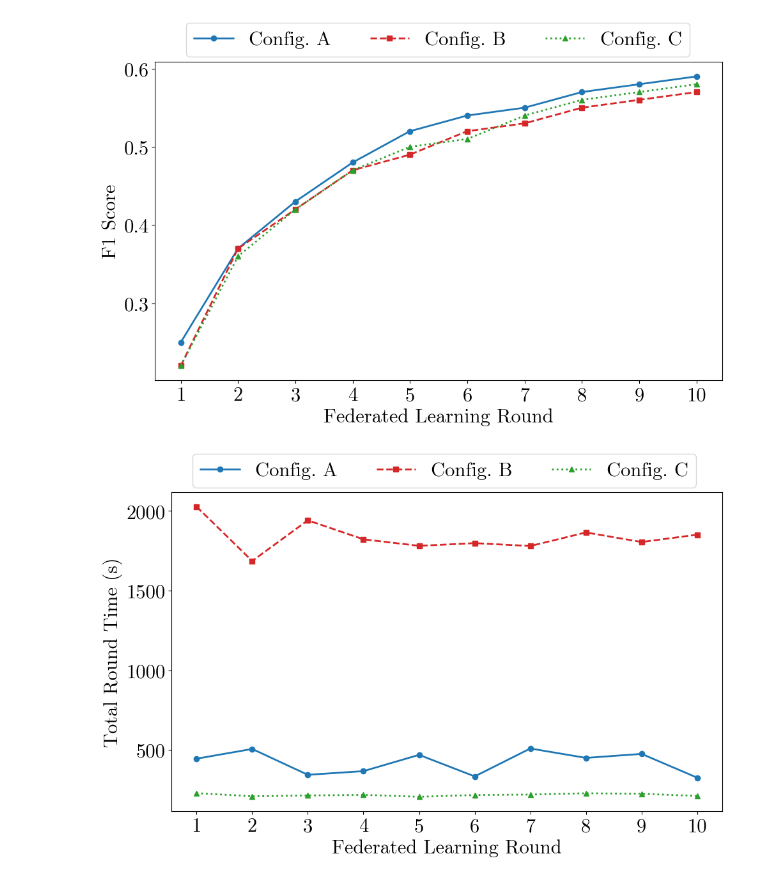
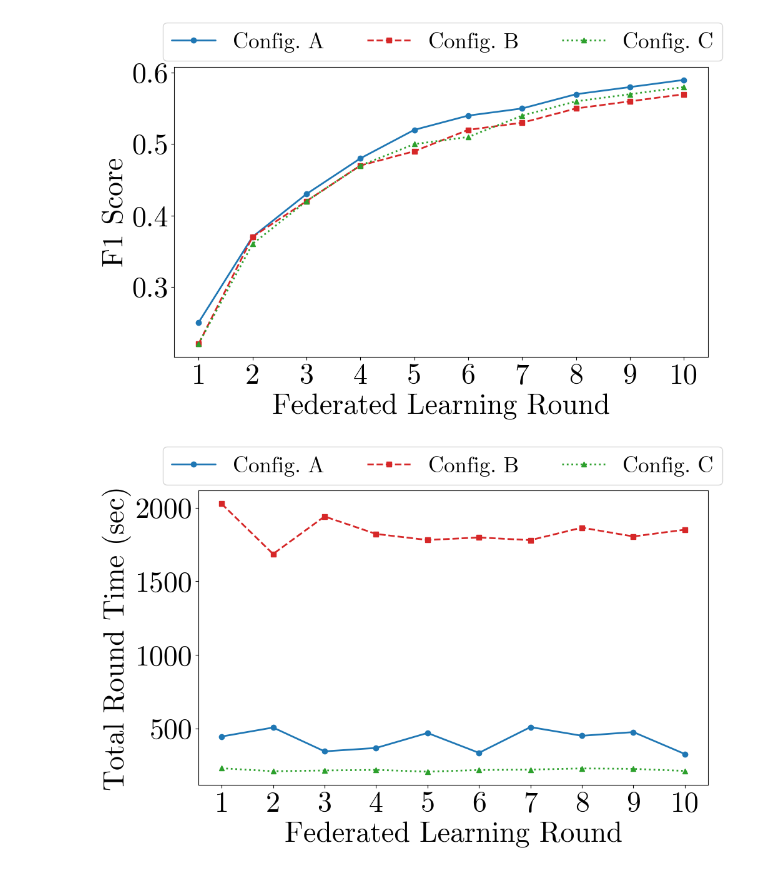
Before and after one commit to IvanComp/FedBench, a Jupyter notebook: Experiments Results/1ClientSelector.ipynb, the cells around one changed output. Drawn from its saved outputs; the diff is of its cells as text; code cells hidden in the pictures.

```diff
--- a/Experiments Results/1ClientSelector.ipynb
+++ b/Experiments Results/1ClientSelector.ipynb
@@ -27,45 +27,45 @@ fig, ax1 = plt.subplots(figsize=(10, 6))
 ax1.plot(rounds, accuracy_P1, color=color_p1, label='Config. A', marker='o', linewidth=2, solid_capstyle='round', linestyle='-')
 ax1.plot(rounds, accuracy_P1_prime, color=color_p1_prime, label='Config. B', marker='s', linewidth=2, solid_capstyle='round', linestyle='--')
 ax1.plot(rounds, accuracy_P1_excluded, color=color_p1_excluded, label='Config. C', marker='^', linewidth=2, solid_capstyle='round', linestyle=':')
 
-ax1.set_xlabel('Federated Learning Round', fontsize=22)
-ax1.set_ylabel('F1 Score', fontsize=22)
+ax1.set_xlabel('Federated Learning Round', fontsize=33)
+ax1.set_ylabel('F1 Score', fontsize=33)
 ax1.set_xticks(rounds)
-ax1.tick_params(axis='both', labelsize=22)
-fig.legend(fontsize=22, loc='upper center', bbox_to_anchor=(0.54, 1.1), ncol=3)
+ax1.tick_params(axis='both', labelsize=33)
+fig.legend(fontsize=25, loc='upper center', bbox_to_anchor=(0.56, 1.11), ncol=3)
 plt.tight_layout()
 plt.savefig('ClientSelector1.pdf', bbox_inches='tight')
 plt.show()
 
 # Total Round Time x Rounds
 fig, ax2 = plt.subplots(figsize=(10, 6))
 ax2.plot(rounds, time_P1, color=color_p1, label='Config. A', marker='o', linewidth=2, solid_capstyle='round', linestyle='-')
 ax2.plot(rounds, time_P1_prime, color=color_p1_prime, label='Config. B', marker='s', linewidth=2, solid_capstyle='round', linestyle='--')
 ax2.plot(rounds, time_P1_excluded, color=color_p1_excluded, label='Config. C', marker='^', linewidth=2, solid_capstyle='round', linestyle=':')
 
-ax2.set_xlabel('Federated Learning Round', fontsize=22)
-ax2.set_ylabel('Total Round Time (s)', fontsize=22)
+ax2.set_xlabel('Federated Learning Round', fontsize=33)
+ax2.set_ylabel('Total Round Time (sec)', fontsize=33)
 ax2.set_xticks(rounds)
-ax2.tick_params(axis='both', labelsize=22)
-fig.legend(fontsize=22, loc='upper center', bbox_to_anchor=(0.55, 1.1), ncol=3)
+ax2.tick_params(axis='both', labelsize=33)
+fig.legend(fontsize=25, loc='upper center', bbox_to_anchor=(0.56, 1.12), ncol=3)
 plt.tight_layout()
 plt.savefig('ClientSelector2.pdf', bbox_inches='tight')
 plt.show()
 
 # Accuracy over Efficiency
 fig, ax3 = plt.subplots(figsize=(10, 6))
 ax3.plot(rounds, efficiency_P1, color=color_p1, label='Config. A', marker='o', linewidth=2, solid_capstyle='round', linestyle='-')
 ax3.plot(rounds, efficiency_P1_prime, color=color_p1_prime, label='Config. B', marker='s', linewidth=2, solid_capstyle='round', linestyle='--')
 ax3.plot(rounds, efficiency_P1_excluded, color=color_p1_excluded, label='Config. C', marker='^', linewidth=2, solid_capstyle='round', linestyle=':')
-
-ax3.set_xlabel('Federated Learning Round', fontsize=22)
-ax3.set_ylabel('F1 Score over Total Round Time', fontsize=22)
+ax3.set_yticks([0.0, 0.05, 0.1, 0.15, 0.2, 0.25])
+ax3.set_xlabel('Federated Learning Round', fontsize=33)
+ax3.set_ylabel('F1 Score / Total Round Time', fontsize=33)
 ax3.set_xticks(rounds)
-ax3.tick_params(axis='both', labelsize=22)
-fig.legend(fontsize=22, loc='upper center', bbox_to_anchor=(0.55, 1.1), ncol=3)
+ax3.tick_params(axis='both', labelsize=30)
+fig.legend(fontsize=23, loc='upper center', bbox_to_anchor=(0.55, 1.11), ncol=3)
 plt.tight_layout()
 plt.savefig('ClientSelector3.pdf', bbox_inches='tight')
 plt.show()
 # %% [output]
-[figure, old version]
+[figure, new version]
-[figure, old version]
+[figure, new version]
```
Also changed, not shown: parts of 1 cell of this notebook, 2 other files.
